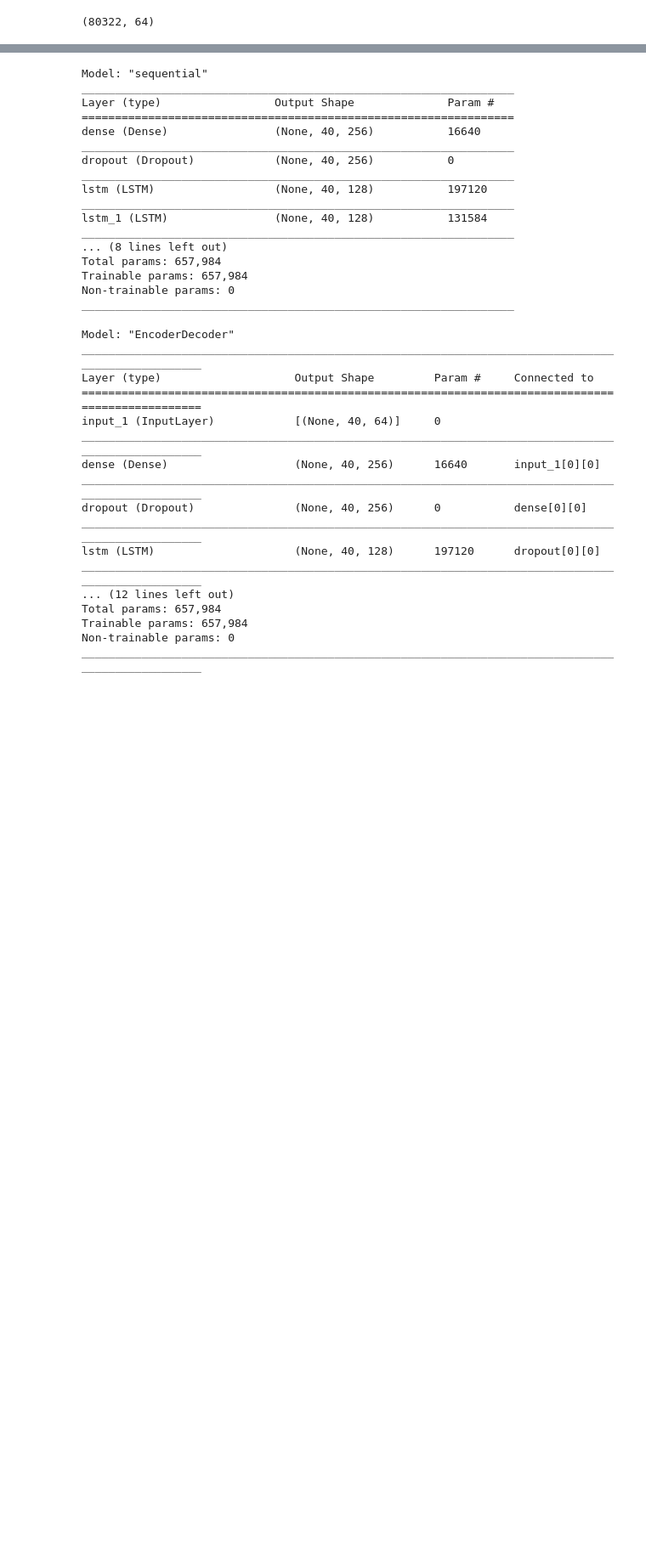
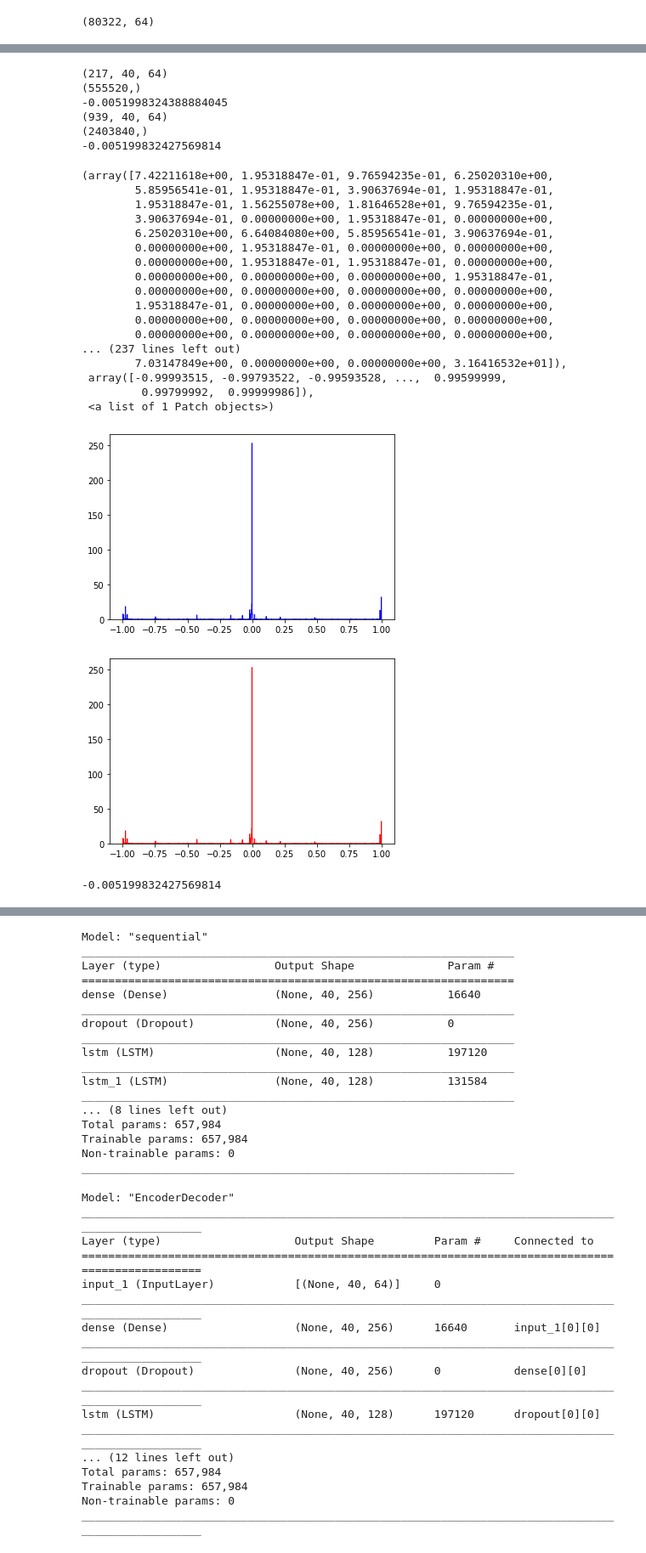
Before and after one commit to ellensanden/MLAnomalyDetection, a Jupyter notebook: test_stuff/CANnolo.ipynb, the cells around one changed output, grey strips where cells are left out. Shown at 85% size. Saved outputs shown, nothing was run; the diff lists cells and outputs as text; code cells hidden in the pictures; blank space fills up the shorter version.

```diff
--- a/test_stuff/CANnolo.ipynb
+++ b/test_stuff/CANnolo.ipynb
@@ -47,0 +158,5 @@ n_features = storage.shape[1]
+# %%
+print(binary_attack_data.shape)
+print(binary_normal_data.shape)
+
+n_features = binary_attack_data.shape[1]
@@ -104,0 +241,65 @@ print(X_train[1,30:41,60])
+# %%
+row = 5
+#output2 = model.predict(X_train[None,row,:,:])
+#real = X_train[row,:,:]
+
+yHat_normal = model.predict(normal)
+normal_errors = normal-yHat_normal
+print(yHat_normal.shape)
+normal_errors = normal_errors.reshape(normal.shape[0]*time_steps*n_features)
+print(normal_errors.shape)
+num_normal_errors = range(len(normal_errors))
+print(np.sum(normal_errors)/len(normal_errors))
+
+
+yHat_attack = model.predict(attack)
+attack_errors = attack-yHat_attack
+print(yHat_attack.shape)
+attack_errors = attack_errors.reshape(attack.shape[0]*time_steps*n_features)
+print(attack_errors.shape)
+num_attack_errors = range(len(attack_errors))
+print(np.sum(attack_errors)/len(attack_errors))
+
+
+
+# pyplot.figure()
+# pyplot.scatter(num_normal_errors, normal_errors)
+# pyplot.scatter(num_attack_errors,attack_errors,'blue')
+
+pyplot.figure()
+#pyplot.hist(normal_errors,bins=100, density=True,histtype='step',color='r')
+pyplot.hist(attack_errors,bins=1000, density=True,histtype='step',color='b')
+
+plt.figure()
+plt.hist(normal_errors,bins=1000, density=True,histtype='step',color='r')
+#pyplot.axis([-0.05, 0.05, 0, 100])
+# %% [output]
+(217, 40, 64)
+(555520,)
+-0.0051998324388884045
+(939, 40, 64)
+(2403840,)
+-0.005199832427569814
+(array([7.42211618e+00, 1.95318847e-01, 9.76594235e-01, 6.25020310e+00,
+        5.85956541e-01, 1.95318847e-01, 3.90637694e-01, 1.95318847e-01,
+        1.95318847e-01, 1.56255078e+00, 1.81646528e+01, 9.76594235e-01,
+        3.90637694e-01, 0.00000000e+00, 1.95318847e-01, 0.00000000e+00,
+        6.25020310e+00, 6.64084080e+00, 5.85956541e-01, 3.90637694e-01,
+        0.00000000e+00, 1.95318847e-01, 0.00000000e+00, 0.00000000e+00,
+        0.00000000e+00, 1.95318847e-01, 1.95318847e-01, 0.00000000e+00,
+        0.00000000e+00, 0.00000000e+00, 0.00000000e+00, 1.95318847e-01,
+        0.00000000e+00, 0.00000000e+00, 0.00000000e+00, 0.00000000e+00,
+        1.95318847e-01, 0.00000000e+00, 0.00000000e+00, 0.00000000e+00,
+        0.00000000e+00, 0.00000000e+00, 0.00000000e+00, 0.00000000e+00,
+        0.00000000e+00, 0.00000000e+00, 0.00000000e+00, 0.00000000e+00,
+... (237 lines left out)
+        7.03147849e+00, 0.00000000e+00, 0.00000000e+00, 3.16416532e+01]),
+ array([-0.99993515, -0.99793522, -0.99593528, ...,  0.99599999,
+         0.99799992,  0.99999986]),
+ <a list of 1 Patch objects>)
+[figure, added]
+[figure, added]
+# %%
+np.sum(attack_errors)/len(attack_errors)
+# %% [output]
+-0.005199832427569814
```
Also changed, not shown: parts of 11 cells of this notebook.
